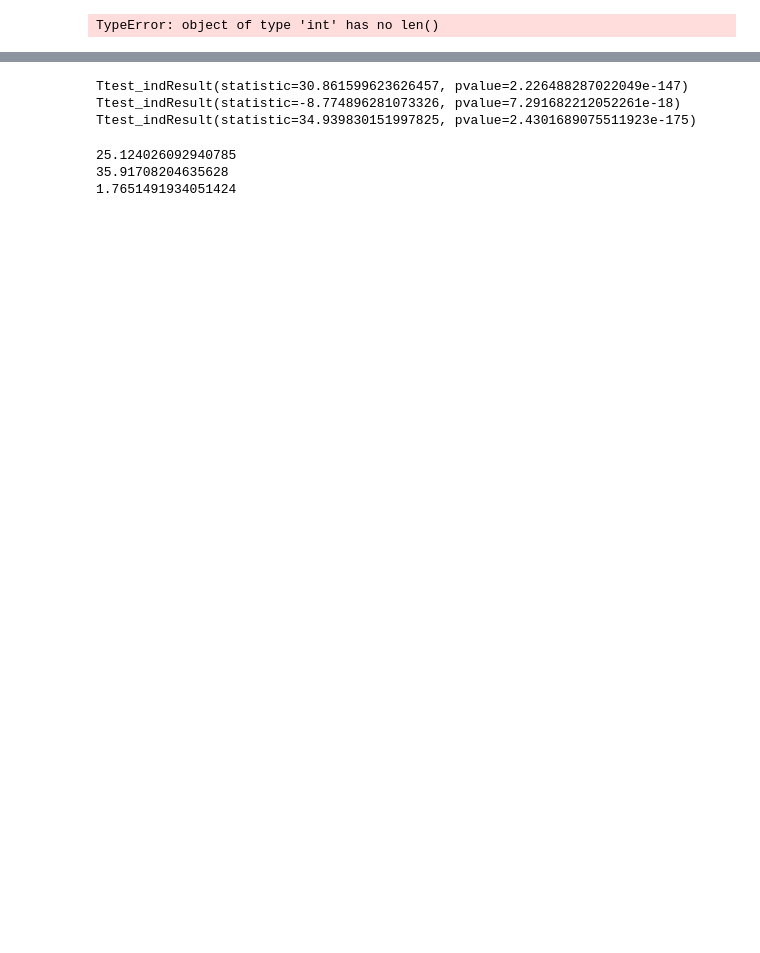
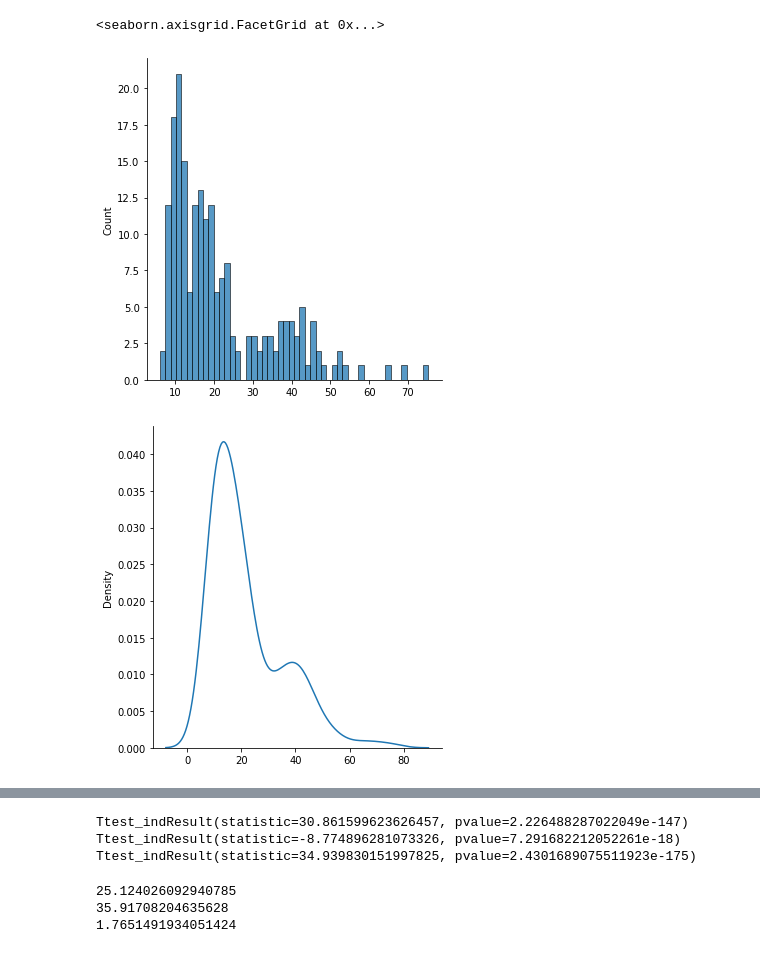
Before and after one commit to Caesar-blip/stochsim_assignment2, a Jupyter notebook: assignment2.ipynb, the cells around one changed output, grey strips where cells are left out. Saved outputs shown, nothing was run; the diff lists cells and outputs as text; code cells hidden in the pictures; blank space fills up the shorter version.

Commit message:
all graphs and plots, helper sjf changed

```diff
--- a/assignment2.ipynb
+++ b/assignment2.ipynb
@@ -6,14 +7,14 @@ import matplotlib.pyplot as plt
 # %%
 # set globals for all simulations to keep them comparable
-NUM_SIM = 50
+NUM_SIM = 200
 NUM_CUST = 500
 SERVICE_TIME = 2
 
-p = np.array([0.1,0.2,0.3,0.4,0.5,0.6,0.7,0.8,0.9,1.1])
+p = np.array([0.1,0.2,0.3,0.4,0.5,0.6,0.7,0.8,0.9])
 intervalCustomers = SERVICE_TIME/p
 # %%
 #2.2
-simulator1 = queuSim(capacity=1, numSim=5)
-simulator2 = queuSim(capacity=2, numSim=5)
-simulator4 = queuSim(capacity=4, numSim=5)
+simulator1 = queuSim(capacity=1, numSim=NUM_SIM, intervalCustomers = 2.1, serviceTime = 2)
+simulator2 = queuSim(capacity=2, numSim=NUM_SIM, intervalCustomers = 2.1, serviceTime = 2)
+simulator4 = queuSim(capacity=4, numSim=NUM_SIM, intervalCustomers = 2.1, serviceTime = 2)
 # %%
@@ -20,7 +23,31 @@ simulator4 = queuSim(capacity=4, numSim=5)
 waitTimes1 = simulator1.runSim()
 waitTimes2 = simulator2.runSim()
 waitTimes4 = simulator4.runSim()
-# %%
-len(waitTimes1[0])
-# %% [output]
-TypeError: object of type 'int' has no len()
+# %%
+# we compute the mean waiting times per simulation and store them in a list
+means_1server = []
+for sim in waitTimes1:
+    means_1server.append(np.mean(sim))
+
+means_2server = []
+for sim in waitTimes2:
+    means_2server.append(np.mean(sim))
+
+means_4server = []
+for sim in waitTimes4:
+    means_4server.append(np.mean(sim))
+# %%
+# GET DISTRIBUTIONS FOR n = 1, 2, 4 server
+
+# bin the means over 50 bins to get approximate distribution
+sns.displot(means_1server, bins=50)
+# sns.displot(means_2server, bins=50)
+# sns.displot(means_4server, bins=50)
+# Kernel density estimation (kde)
+sns.displot(means_1server, kind="kde")
+# sns.displot(means_2server, kind="kde")
+# sns.displot(means_4server, kind="kde")
+# %% [output]
+<seaborn.axisgrid.FacetGrid at 0x...>
+[figure, added]
+[figure, added]
```
Also changed, not shown: parts of 21 cells of this notebook, 1 other file.
